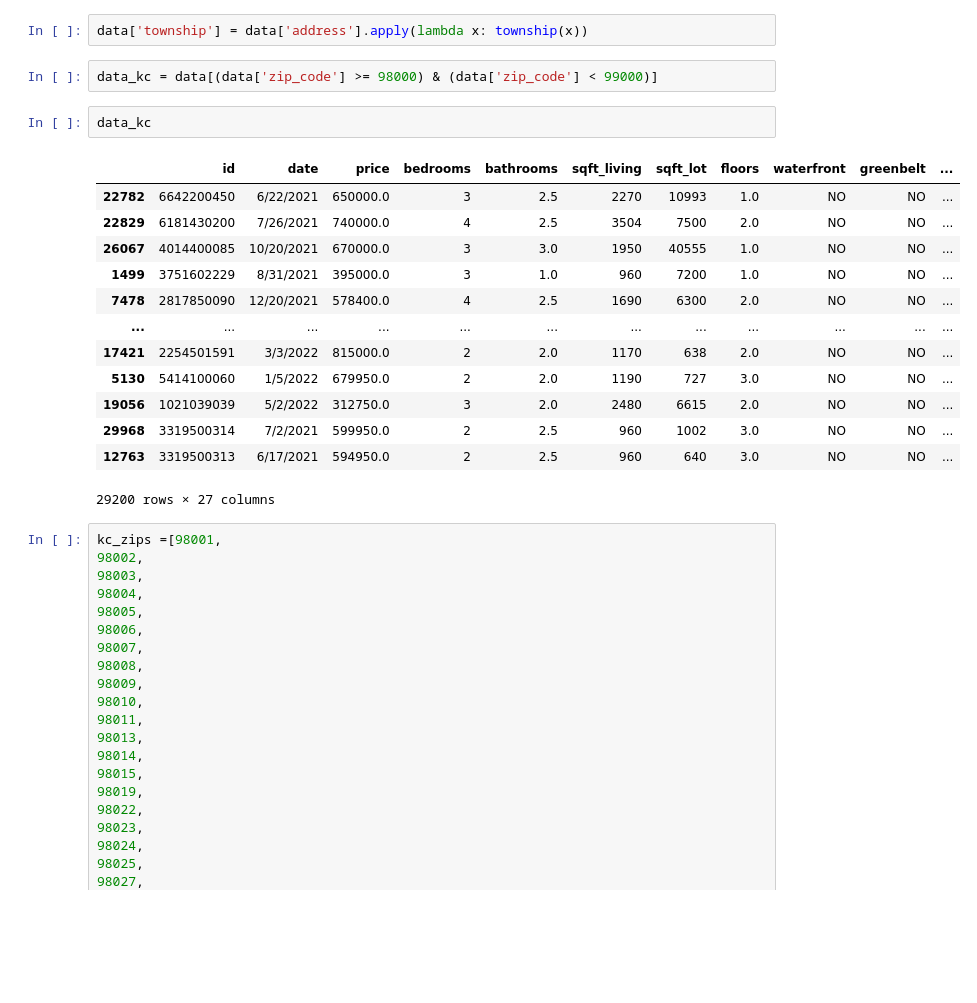
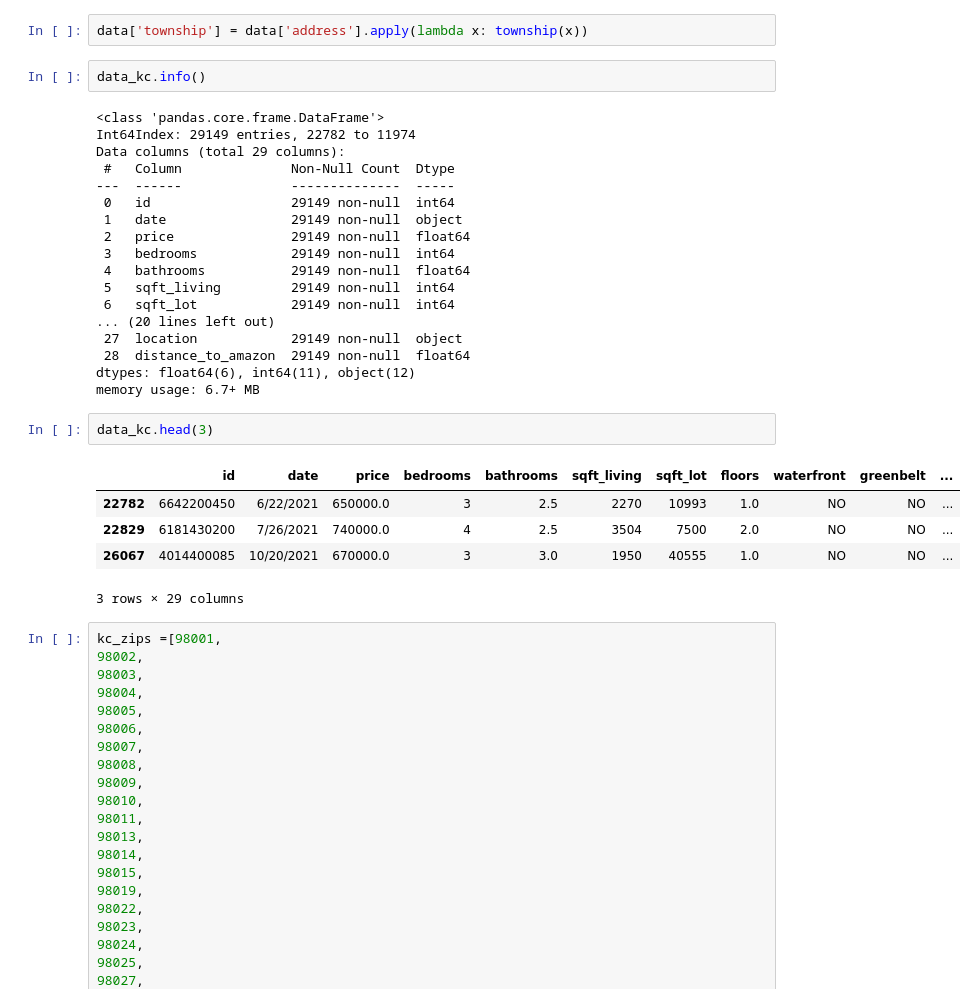
Before and after one commit to ewestrich/King-County-House-Sales, a Jupyter notebook: Eitan/Eitan Project 2 Notebook.ipynb, the cells around one changed output. Drawn from its saved outputs; the diff is of its cells as text; blank space fills up the shorter version.

```diff
--- a/Eitan/Eitan Project 2 Notebook.ipynb
+++ b/Eitan/Eitan Project 2 Notebook.ipynb
@@ -58,24 +53,34 @@ data = data.sort_values(by = 'zip_code')
 data['zip_code'] = data['zip_code'].astype('int')
 # %%
 data['township'] = data['address'].apply(lambda x: township(x))
-# %%
-data_kc = data[(data['zip_code'] >= 98000) & (data['zip_code'] < 99000)]
 # %%
-data_kc
+data_kc.info()
 # %% [output]
-|  | id | date | price | bedrooms | bathrooms | sqft_living | sqft_lot | floors | waterfront | greenbelt | ... |
-| 22782 | 6642200450 | 6/22/2021 | 650000.0 | 3 | 2.5 | 2270 | 10993 | 1.0 | NO | NO | ... |
-| 22829 | 6181430200 | 7/26/2021 | 740000.0 | 4 | 2.5 | 3504 | 7500 | 2.0 | NO | NO | ... |
-| 26067 | 4014400085 | 10/20/2021 | 670000.0 | 3 | 3.0 | 1950 | 40555 | 1.0 | NO | NO | ... |
-| 1499 | 3751602229 | 8/31/2021 | 395000.0 | 3 | 1.0 | 960 | 7200 | 1.0 | NO | NO | ... |
-| 7478 | 2817850090 | 12/20/2021 | 578400.0 | 4 | 2.5 | 1690 | 6300 | 2.0 | NO | NO | ... |
-| ... | ... | ... | ... | ... | ... | ... | ... | ... | ... | ... | ... |
-| 17421 | 2254501591 | 3/3/2022 | 815000.0 | 2 | 2.0 | 1170 | 638 | 2.0 | NO | NO | ... |
-| 5130 | 5414100060 | 1/5/2022 | 679950.0 | 2 | 2.0 | 1190 | 727 | 3.0 | NO | NO | ... |
-| 19056 | 1021039039 | 5/2/2022 | 312750.0 | 3 | 2.0 | 2480 | 6615 | 2.0 | NO | NO | ... |
-| 29968 | 3319500314 | 7/2/2021 | 599950.0 | 2 | 2.5 | 960 | 1002 | 3.0 | NO | NO | ... |
-| 12763 | 3319500313 | 6/17/2021 | 594950.0 | 2 | 2.5 | 960 | 640 | 3.0 | NO | NO | ... |
-29200 rows × 27 columns
+<class 'pandas.core.frame.DataFrame'>
+Int64Index: 29149 entries, 22782 to 11974
+Data columns (total 29 columns):
+ #   Column              Non-Null Count  Dtype
+---  ------              --------------  -----
+ 0   id                  29149 non-null  int64
+ 1   date                29149 non-null  object
+ 2   price               29149 non-null  float64
+ 3   bedrooms            29149 non-null  int64
+ 4   bathrooms           29149 non-null  float64
+ 5   sqft_living         29149 non-null  int64
+ 6   sqft_lot            29149 non-null  int64
+... (20 lines left out)
+ 27  location            29149 non-null  object
+ 28  distance_to_amazon  29149 non-null  float64
+dtypes: float64(6), int64(11), object(12)
+memory usage: 6.7+ MB
+# %%
+data_kc.head(3)
+# %% [output]
+|  | id | date | price | bedrooms | bathrooms | sqft_living | sqft_lot | floors | waterfront | greenbelt | ... |
+| 22782 | 6642200450 | 6/22/2021 | 650000.0 | 3 | 2.5 | 2270 | 10993 | 1.0 | NO | NO | ... |
+| 22829 | 6181430200 | 7/26/2021 | 740000.0 | 4 | 2.5 | 3504 | 7500 | 2.0 | NO | NO | ... |
+| 26067 | 4014400085 | 10/20/2021 | 670000.0 | 3 | 3.0 | 1950 | 40555 | 1.0 | NO | NO | ... |
+3 rows × 29 columns
 # %%
 kc_zips =[98001,
 98002,
```
Also changed, not shown: parts of 54 cells of this notebook.
